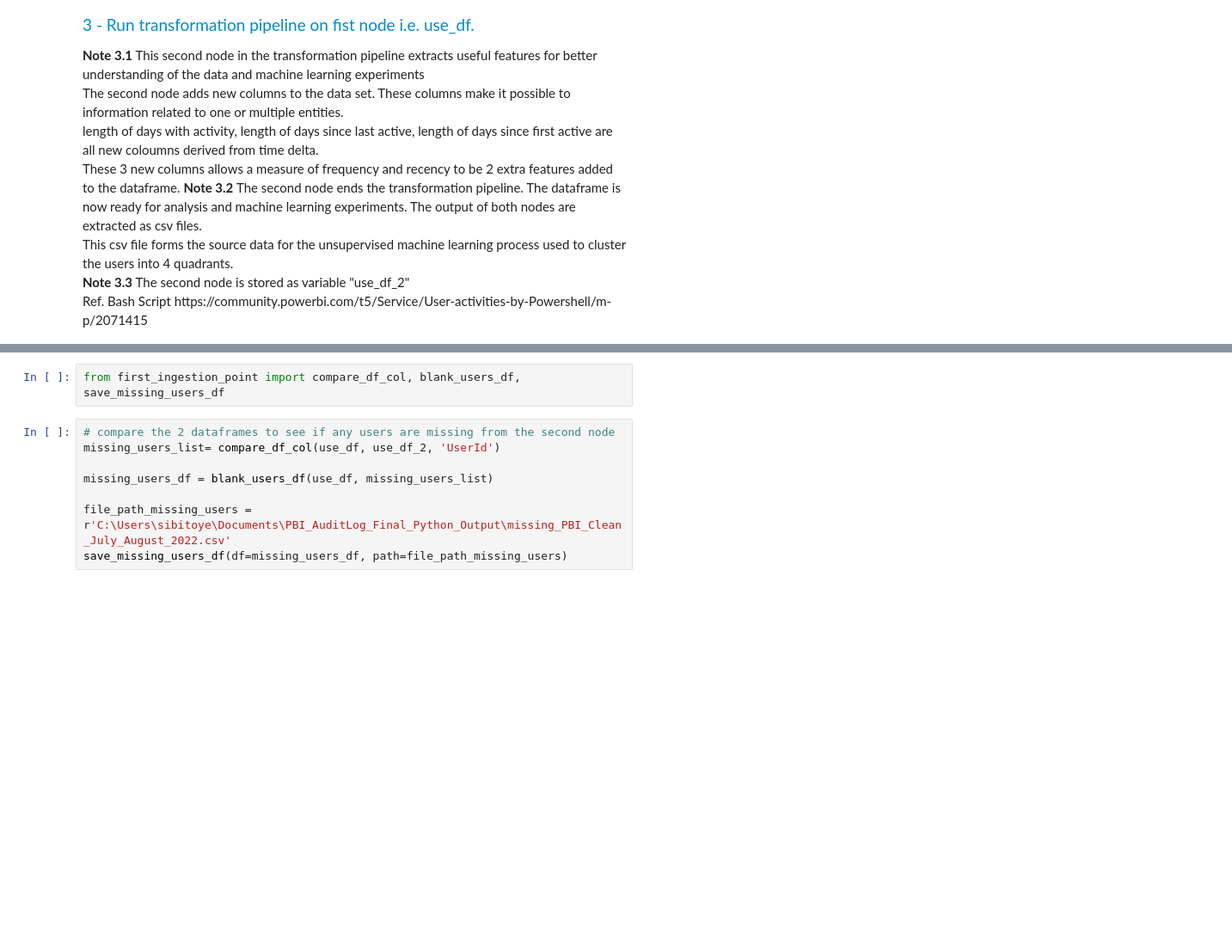
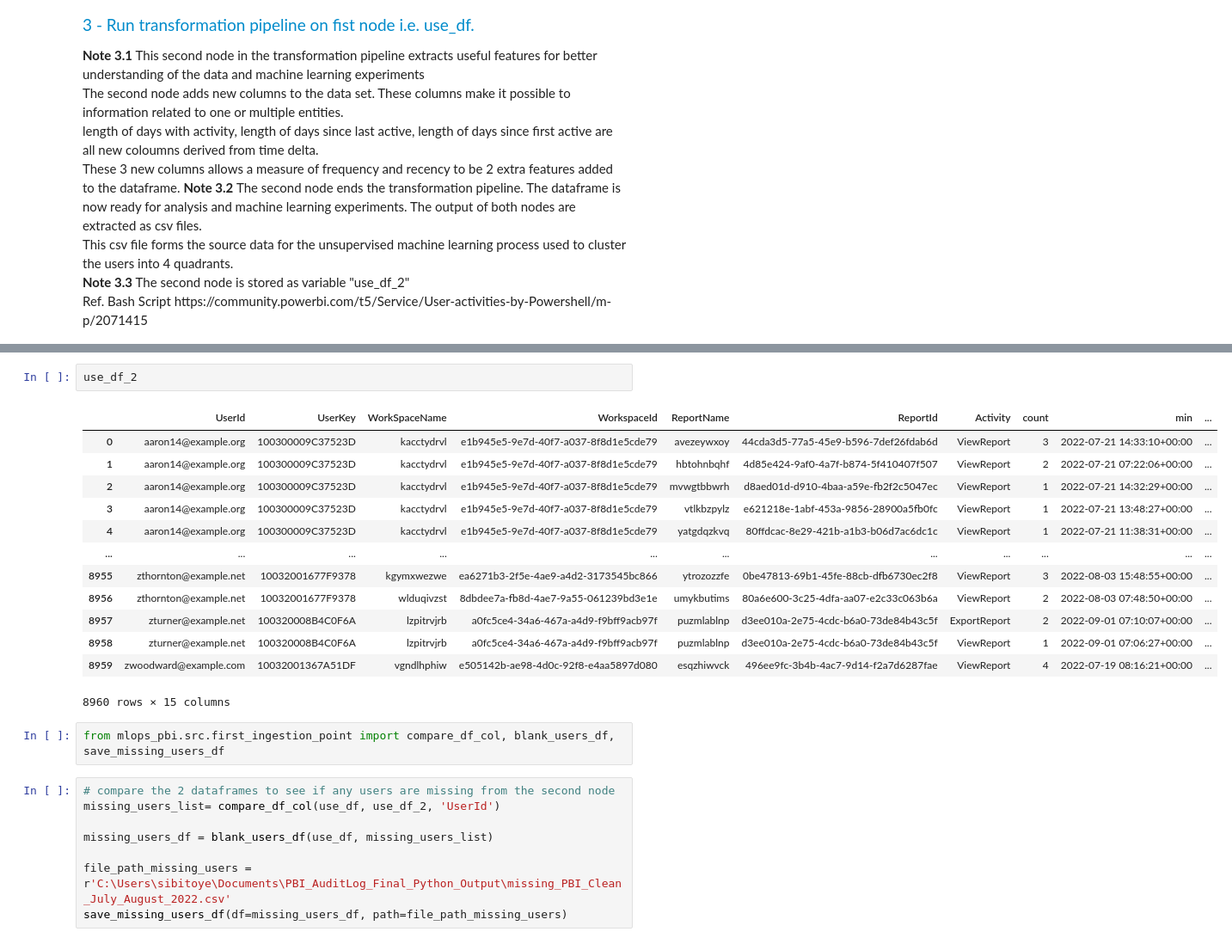
Before and after one commit to Bralabee/mlops_pbi_hs2, a Jupyter notebook: mlops_pbi/notebooks/ingestLogic.ipynb, the cells around one changed output, grey strips where cells are left out. Shown at 86% size. Saved outputs shown, nothing was run; the diff lists cells and outputs as text; blank space fills up the shorter version.

```diff
--- a/mlops_pbi/notebooks/ingestLogic.ipynb
+++ b/mlops_pbi/notebooks/ingestLogic.ipynb
@@ -265,5 +253,21 @@ singleUserView
+# %%
+use_df_2
+# %% [output]
+|  | UserId | UserKey | WorkSpaceName | WorkspaceId | ReportName | ReportId | Activity | count | min | ... |
+| 0 | aaron14@example.org | 100300009C37523D | kacctydrvl | e1b945e5-9e7d-40f7-a037-8f8d1e5cde79 | avezeywxoy | 44cda3d5-77a5-45e9-b596-7def26fdab6d | ViewReport | 3 | 2022-07-21 14:33:10+00:00 | ... |
+| 1 | aaron14@example.org | 100300009C37523D | kacctydrvl | e1b945e5-9e7d-40f7-a037-8f8d1e5cde79 | hbtohnbqhf | 4d85e424-9af0-4a7f-b874-5f410407f507 | ViewReport | 2 | 2022-07-21 07:22:06+00:00 | ... |
+| 2 | aaron14@example.org | 100300009C37523D | kacctydrvl | e1b945e5-9e7d-40f7-a037-8f8d1e5cde79 | mvwgtbbwrh | d8aed01d-d910-4baa-a59e-fb2f2c5047ec | ViewReport | 1 | 2022-07-21 14:32:29+00:00 | ... |
+| 3 | aaron14@example.org | 100300009C37523D | kacctydrvl | e1b945e5-9e7d-40f7-a037-8f8d1e5cde79 | vtlkbzpylz | e621218e-1abf-453a-9856-28900a5fb0fc | ViewReport | 1 | 2022-07-21 13:48:27+00:00 | ... |
+| 4 | aaron14@example.org | 100300009C37523D | kacctydrvl | e1b945e5-9e7d-40f7-a037-8f8d1e5cde79 | yatgdqzkvq | 80ffdcac-8e29-421b-a1b3-b06d7ac6dc1c | ViewReport | 1 | 2022-07-21 11:38:31+00:00 | ... |
+| ... | ... | ... | ... | ... | ... | ... | ... | ... | ... | ... |
+| 8955 | zthornton@example.net | 10032001677F9378 | kgymxwezwe | ea6271b3-2f5e-4ae9-a4d2-3173545bc866 | ytrozozzfe | 0be47813-69b1-45fe-88cb-dfb6730ec2f8 | ViewReport | 3 | 2022-08-03 15:48:55+00:00 | ... |
+| 8956 | zthornton@example.net | 10032001677F9378 | wlduqivzst | 8dbdee7a-fb8d-4ae7-9a55-061239bd3e1e | umykbutims | 80a6e600-3c25-4dfa-aa07-e2c33c063b6a | ViewReport | 2 | 2022-08-03 07:48:50+00:00 | ... |
+| 8957 | zturner@example.net | 100320008B4C0F6A | lzpitrvjrb | a0fc5ce4-34a6-467a-a4d9-f9bff9acb97f | puzmlablnp | d3ee010a-2e75-4cdc-b6a0-73de84b43c5f | ExportReport | 2 | 2022-09-01 07:10:07+00:00 | ... |
+| 8958 | zturner@example.net | 100320008B4C0F6A | lzpitrvjrb | a0fc5ce4-34a6-467a-a4d9-f9bff9acb97f | puzmlablnp | d3ee010a-2e75-4cdc-b6a0-73de84b43c5f | ViewReport | 1 | 2022-09-01 07:06:27+00:00 | ... |
+| 8959 | zwoodward@example.com | 10032001367A51DF | vgndlhphiw | e505142b-ae98-4d0c-92f8-e4aa5897d080 | esqzhiwvck | 496ee9fc-3b4b-4ac7-9d14-f2a7d6287fae | ViewReport | 4 | 2022-07-19 08:16:21+00:00 | ... |
+8960 rows × 15 columns
 # %%
-from first_ingestion_point import compare_df_col, blank_users_df, save_missing_users_df
+from mlops_pbi.src.first_ingestion_point import compare_df_col, blank_users_df, save_missing_users_df
 # %%
 # compare the 2 dataframes to see if any users are missing from the second node
 missing_users_list= compare_df_col(use_df, use_df_2, 'UserId')
```
Also changed, not shown: parts of 37 cells of this notebook, 2 other files.
